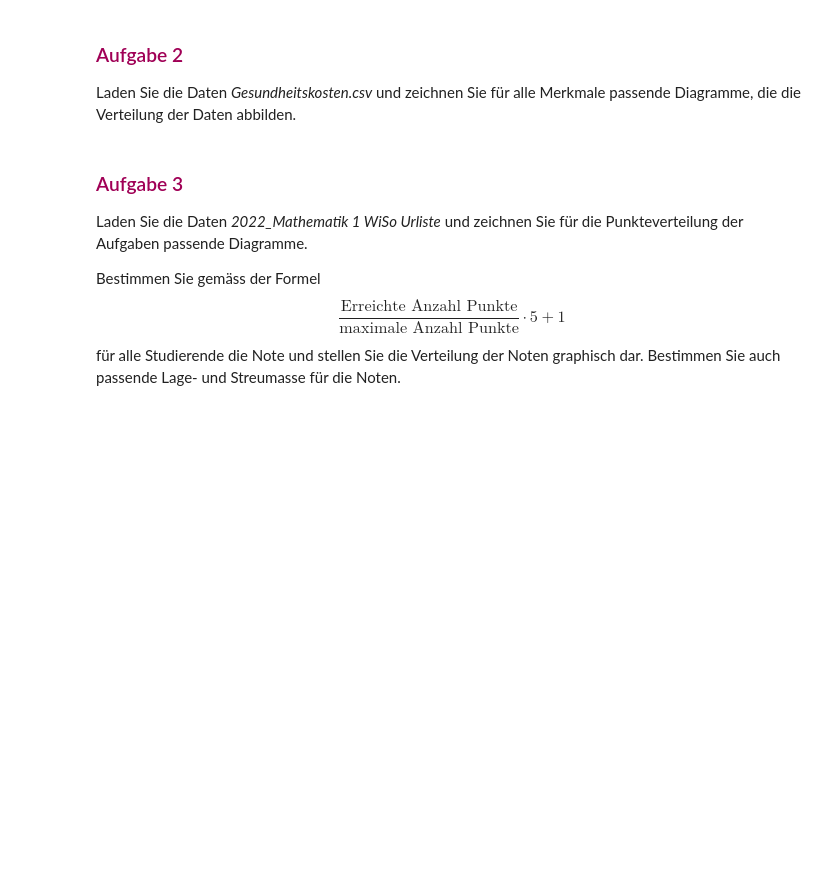
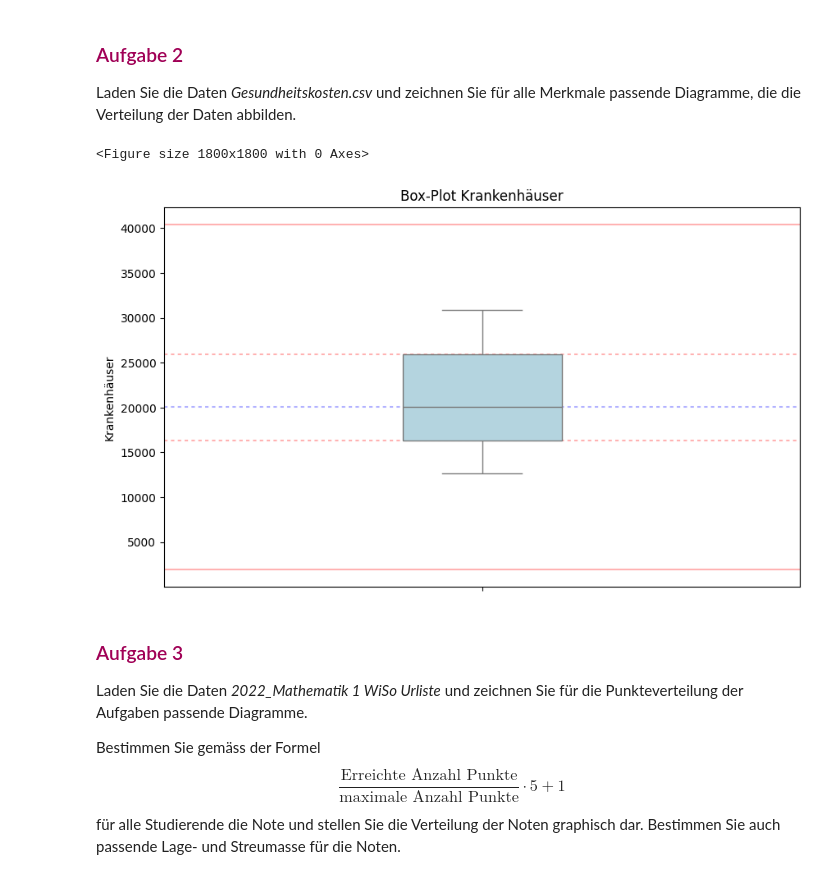
Before and after one commit to fabianmueller7/ASTAT, a Jupyter notebook: SW03/SW03.ipynb, the cells around one changed output. Cells and saved outputs as stored; diff of their text form; code cells hidden in the pictures; blank space fills up the shorter version.

```diff
--- a/SW03/SW03.ipynb
+++ b/SW03/SW03.ipynb
@@ -419,7 +446,48 @@ Laden Sie die Daten *2021_Personalerhebung.csv* und zeichnen Sie für alle Merkm
 
 Laden Sie die Daten *Gesundheitskosten.csv* und zeichnen Sie für alle Merkmale passende Diagramme, die die Verteilung der Daten abbilden.
 # %%
-# To do!
+# pip install seaborn
+import seaborn as sns
+import matplotlib.pyplot as plt
+
+df = pd.read_csv("/Users/muellefa/repos/ASTAT/SW03/Daten/Gesundheitskosten.csv")
+df.head()
+
+fig = plt.figure(figsize=(18,18)) #Construktur, erstelle figure-objekt
+
+fig = plt.figure(figsize=(10,6))
+ax = fig.add_subplot(1,1,1)
+
+# Quartile und IQR berechnen
+q1 = df["Krankenhäuser"].quantile(0.25)
+q3 = df["Krankenhäuser"].quantile(0.75)
+iqr = q3 - q1
+
+# Ausreißergrenzen
+upper = q3 + 1.5 * iqr
+lower = q1 - 1.5 * iqr
+
+# Linien zeichnen
+ax.axhline(upper, color="red", alpha=0.3)
+ax.axhline(lower, color="red", alpha=0.3)
+ax.axhline(q3, color="red", alpha=0.3, dashes=(2,2))
+ax.axhline(df["Krankenhäuser"].median(), color="blue", alpha=0.3, dashes=(2,2))
+ax.axhline(q1, color="red", alpha=0.3, dashes=(2,2))
+
+# Boxplot für Krankenhäuser
+sns.boxplot(y="Krankenhäuser", data=df,
+            width=0.25,
+            color="lightblue",
+            flierprops={"marker":"x"},
+            ax=ax)
+
+ax.set_title("Box-Plot Krankenhäuser")
+
+
+plt.show()
+# %% [output]
+<Figure size 1800x1800 with 0 Axes>
+[figure, added]
 # %% [markdown]
 ### <span style="color:rgb(160,0,86)">Aufgabe 3</span>
 
```
Also changed, not shown: parts of 3 cells of this notebook, 3 other files.
